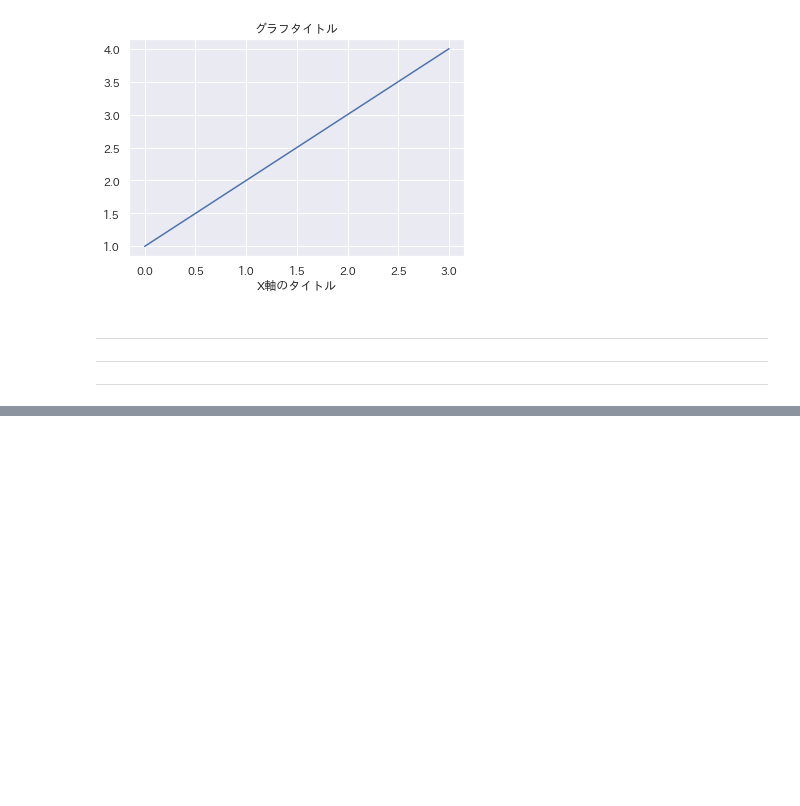
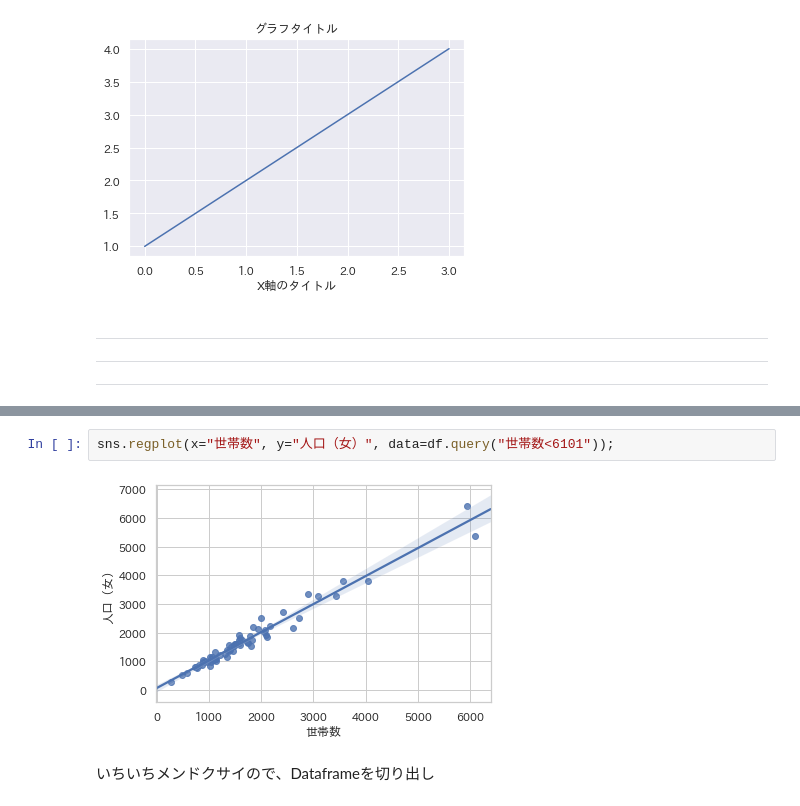
Before and after one commit to tom2rd/Googlecolabutils, a Jupyter notebook: Matplot_pyplot_JP_example0.ipynb, the cells around one changed output, grey strips where cells are left out. Saved outputs shown, nothing was run; the diff lists cells and outputs as text; blank space fills up the shorter version.

```diff
--- a/Matplot_pyplot_JP_example0.ipynb
+++ b/Matplot_pyplot_JP_example0.ipynb
@@ -57,0 +137,6 @@ plt.show()
+# %%
+sns.regplot(x="世帯数", y="人口（女）", data=df.query("世帯数<6101"));
+# %% [output]
+[figure, added]
+# %% [markdown]
+いちいちメンドクサイので、Dataframeを切り出し
```
Also changed, not shown: parts of 21 cells of this notebook.
